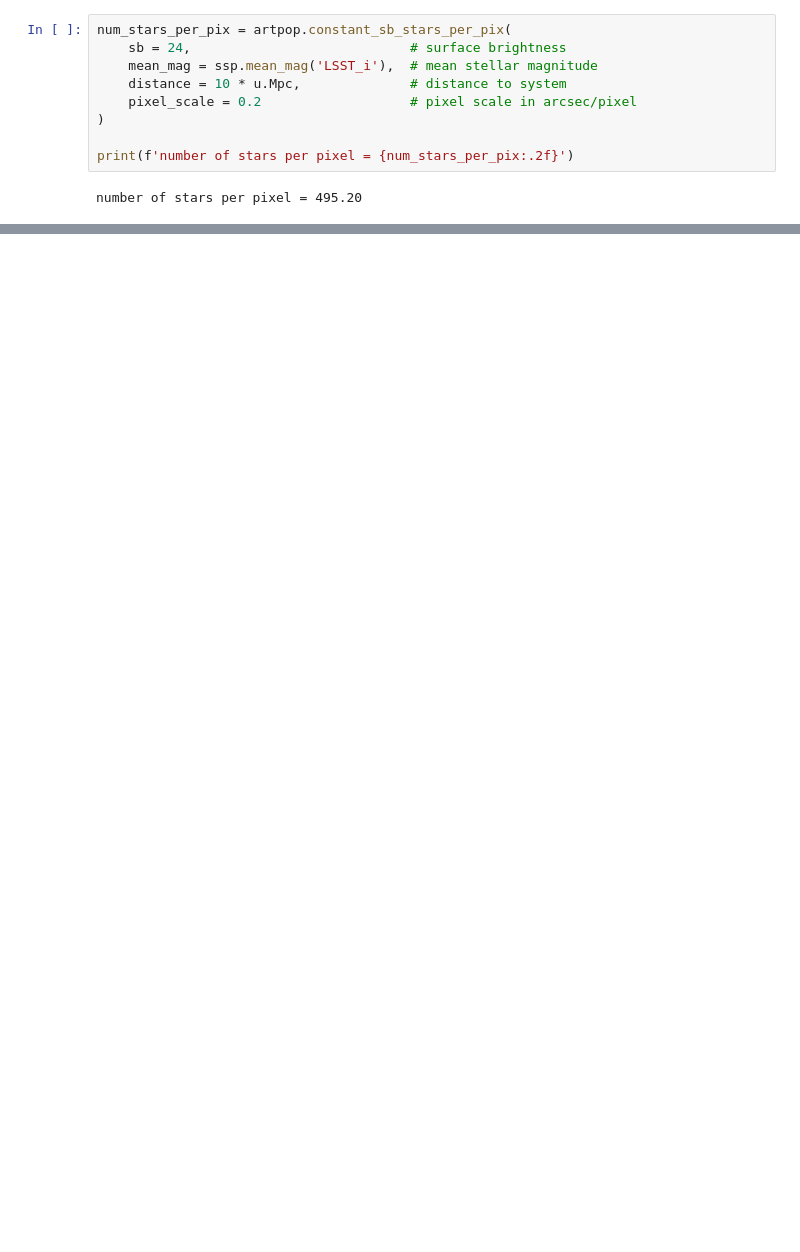
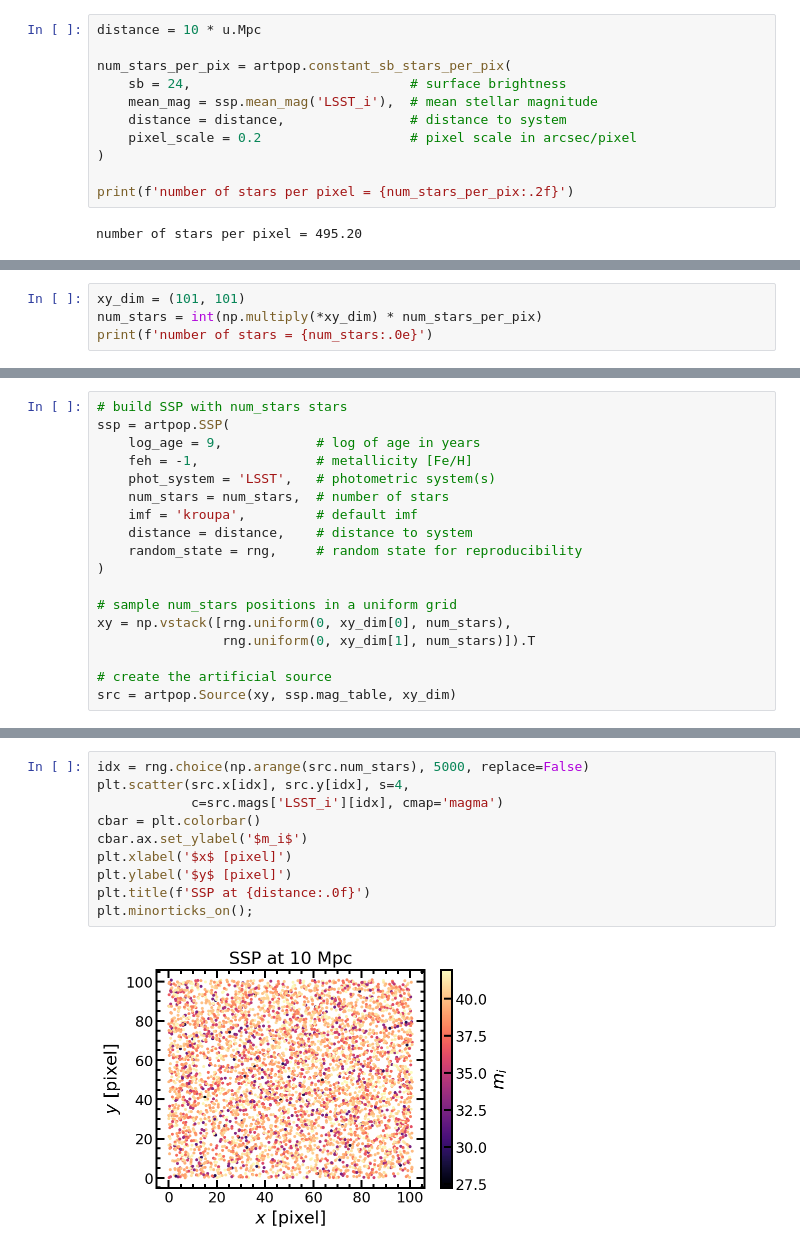
Before and after one commit to ArtificialStellarPopulations/ArtPop, a Jupyter notebook: docs/tutorials/source.ipynb, the cells around one changed output, grey strips where cells are left out. Drawn from its saved outputs; the diff is of its cells as text; blank space fills up the shorter version.

Commit message:
finished source tutorial

```diff
--- a/docs/tutorials/source.ipynb
+++ b/docs/tutorials/source.ipynb
@@ -39,8 +39,10 @@ Next we use the [constant_sb_stars_per_pix](../api/artpop.stars.constant_sb_star
 # %%
+distance = 10 * u.Mpc
+
 num_stars_per_pix = artpop.constant_sb_stars_per_pix(
     sb = 24,                            # surface brightness
     mean_mag = ssp.mean_mag('LSST_i'),  # mean stellar magnitude
-    distance = 10 * u.Mpc,              # distance to system
+    distance = distance,                # distance to system
     pixel_scale = 0.2                   # pixel scale in arcsec/pixel
 )
 
@@ -55,0 +54,4 @@ Let's say we intend to create an artificial image that is 200 pixels on a side.
+# %%
+xy_dim = (101, 101)
+num_stars = int(np.multiply(*xy_dim) * num_stars_per_pix)
+print(f'number of stars = {num_stars:.0e}')
@@ -55,0 +62,18 @@ Let's say we intend to create an artificial image that is 200 pixels on a side.
+# %%
+# build SSP with num_stars stars
+ssp = artpop.SSP(
+    log_age = 9,            # log of age in years
+    feh = -1,               # metallicity [Fe/H]
+    phot_system = 'LSST',   # photometric system(s)
+    num_stars = num_stars,  # number of stars
+    imf = 'kroupa',         # default imf
+    distance = distance,    # distance to system
+    random_state = rng,     # random state for reproducibility
+)
+
+# sample num_stars positions in a uniform grid
+xy = np.vstack([rng.uniform(0, xy_dim[0], num_stars),
+                rng.uniform(0, xy_dim[1], num_stars)]).T
+
+# create the artificial source
+src = artpop.Source(xy, ssp.mag_table, xy_dim)
@@ -55,0 +104,12 @@ Let's say we intend to create an artificial image that is 200 pixels on a side.
+# %%
+idx = rng.choice(np.arange(src.num_stars), 5000, replace=False)
+plt.scatter(src.x[idx], src.y[idx], s=4,
+            c=src.mags['LSST_i'][idx], cmap='magma')
+cbar = plt.colorbar()
+cbar.ax.set_ylabel('$m_i$')
+plt.xlabel('$x$ [pixel]')
+plt.ylabel('$y$ [pixel]')
+plt.title(f'SSP at {distance:.0f}')
+plt.minorticks_on();
+# %% [output]
+[figure, added]
```
Also changed, not shown: parts of 17 cells of this notebook, 7 other files.
